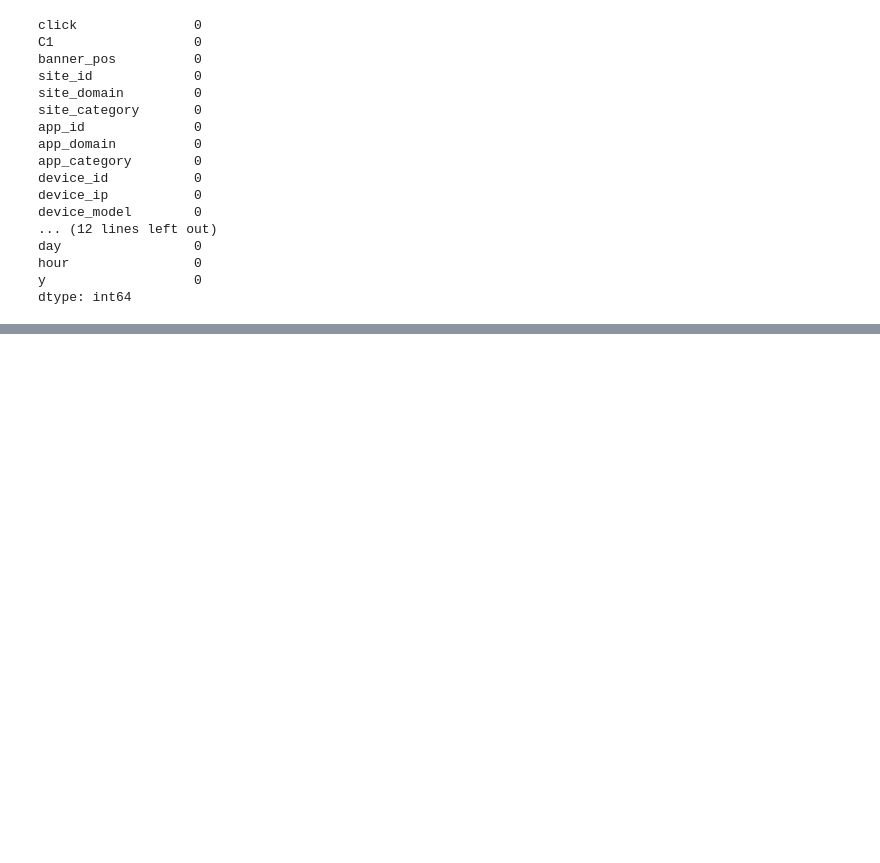
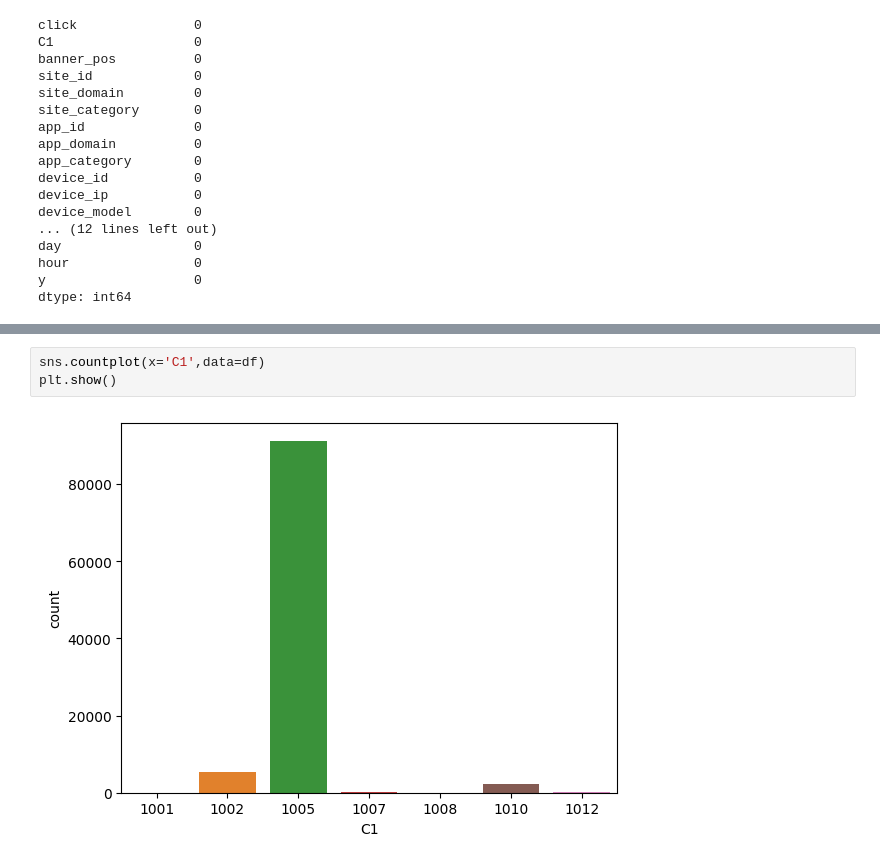
Before and after one commit to ussahil/CapstonePojectCTR, a Jupyter notebook: capstone.ipynb, the cells around one changed output, grey strips where cells are left out. Cells and saved outputs as stored; diff of their text form; blank space fills up the shorter version.

```diff
--- a/capstone.ipynb
+++ b/capstone.ipynb
@@ -97,0 +344,5 @@ df[df.duplicated()]
+# %%
+sns.countplot(x='C1',data=df)
+plt.show()
+# %% [output]
+[figure, added]
```
Also changed, not shown: parts of 51 cells of this notebook.
